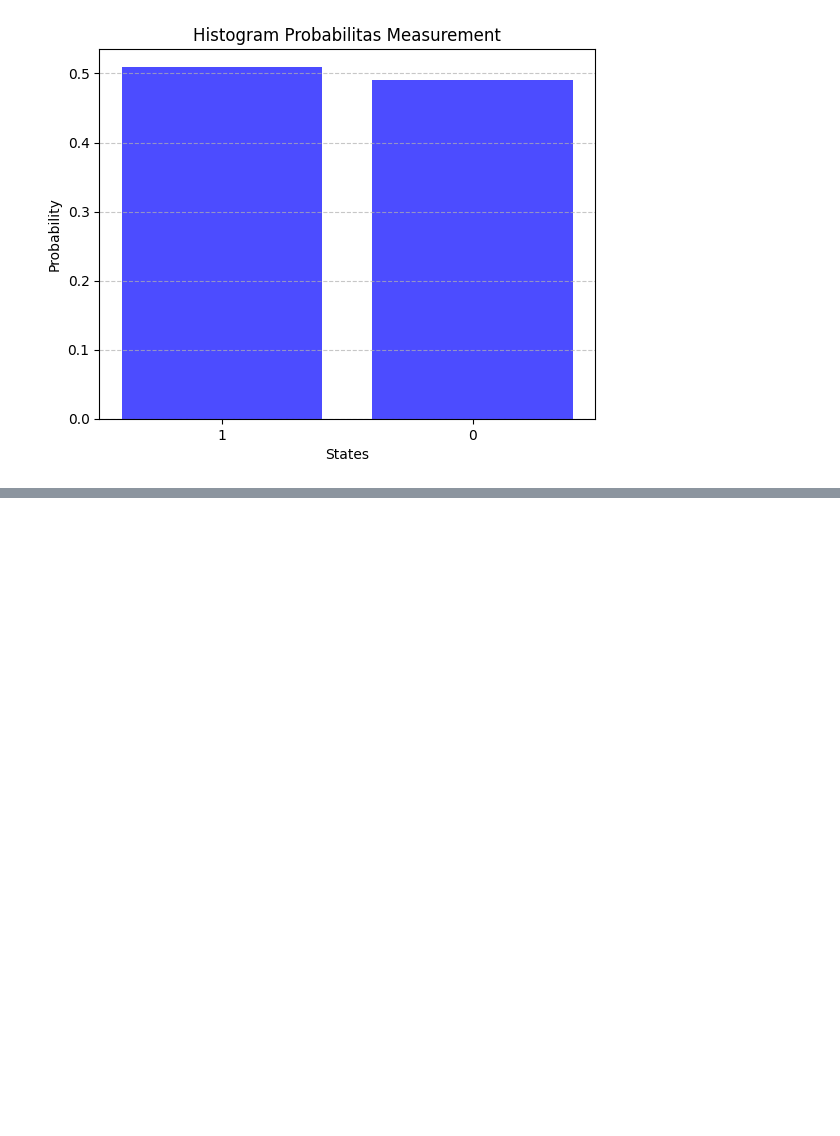
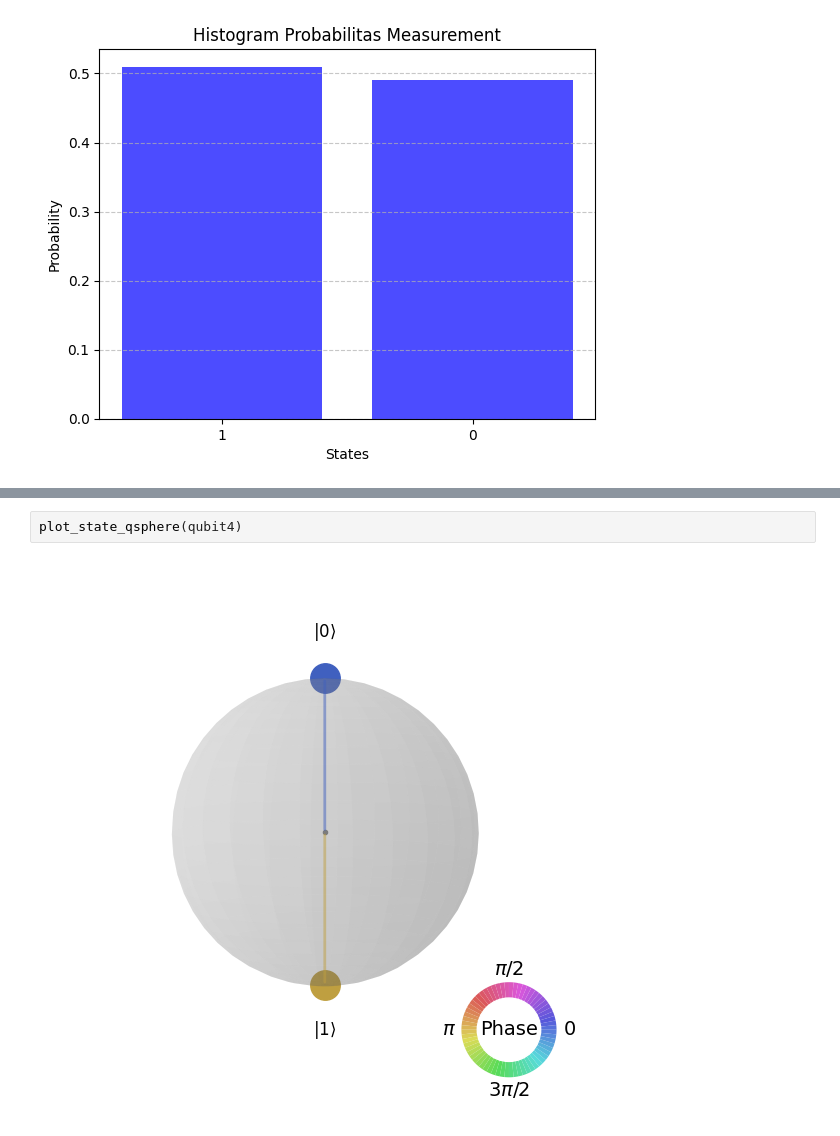
Before and after one commit to Indramawanciputra28/Komputasi-Kuantum, a Jupyter notebook: Hello_Qiskit.ipynb, the cells around one changed output, grey strips where cells are left out. Cells and saved outputs as stored; diff of their text form; blank space fills up the shorter version.

```diff
--- a/Hello_Qiskit.ipynb
+++ b/Hello_Qiskit.ipynb
@@ -167,0 +180,4 @@ plt.show()
+# %%
+plot_state_qsphere(qubit4)
+# %% [output]
+[figure, added]
```
Also changed, not shown: parts of 16 cells of this notebook.
